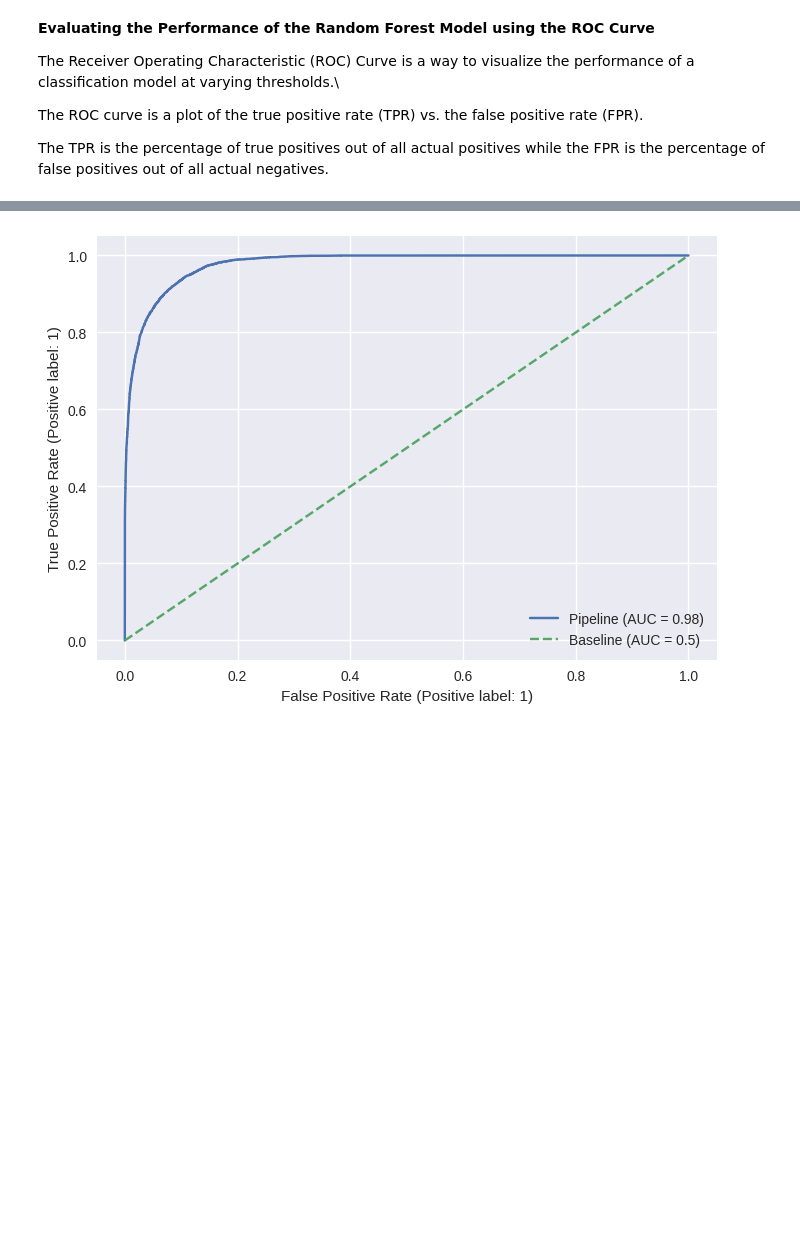
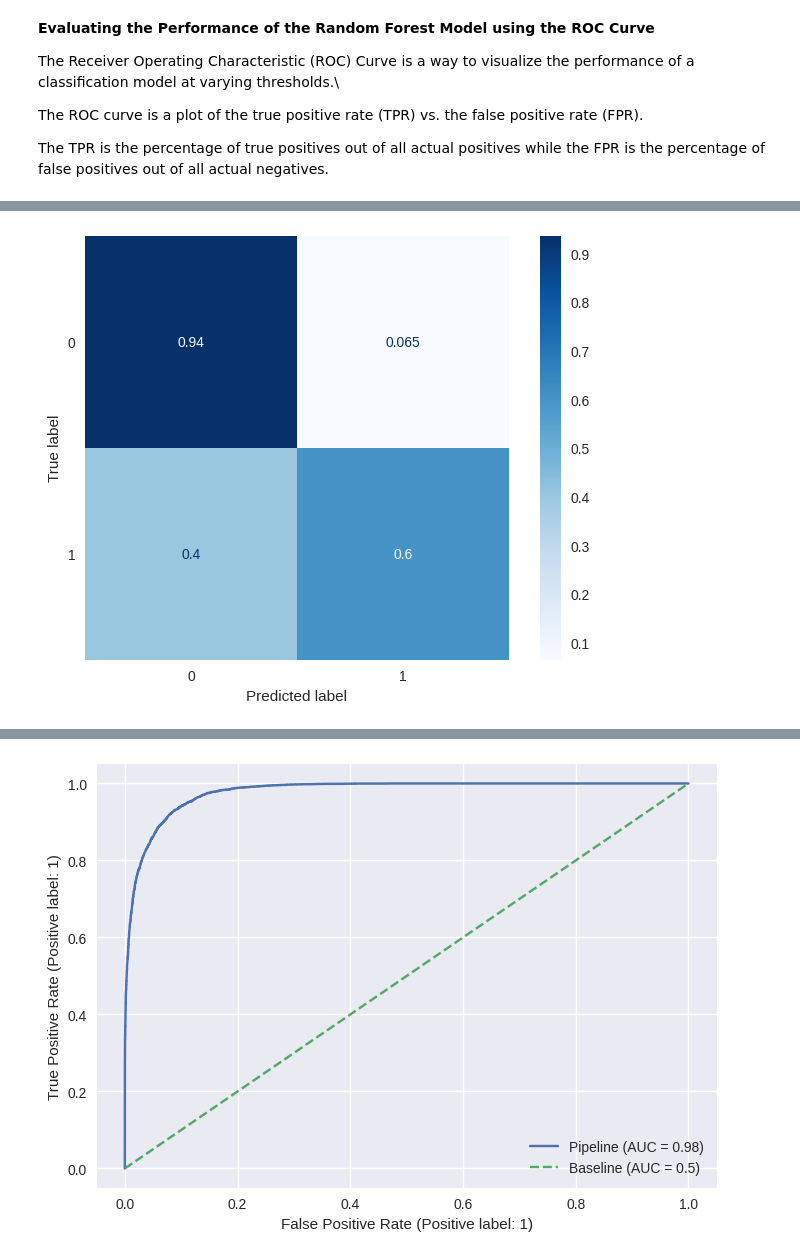
Before and after one commit to imugagga/Adults_Dataset, a Jupyter notebook: Adults_Dataset_Predictions.ipynb, the cells around one changed output, grey strips where cells are left out. Saved outputs shown, nothing was run; the diff lists cells and outputs as text; code cells hidden in the pictures; blank space fills up the shorter version.

```diff
--- a/Adults_Dataset_Predictions.ipynb
+++ b/Adults_Dataset_Predictions.ipynb
@@ -1798,0 +1878,5 @@ The TPR is the percentage of true positives out of all actual positives while th
+# %%
+ConfusionMatrixDisplay.from_predictions(y_test, y_preds, cmap='Blues',normalize='true');
+plt.grid(False)
+# %% [output]
+[figure, added]
```
Also changed, not shown: parts of 28 cells of this notebook.
